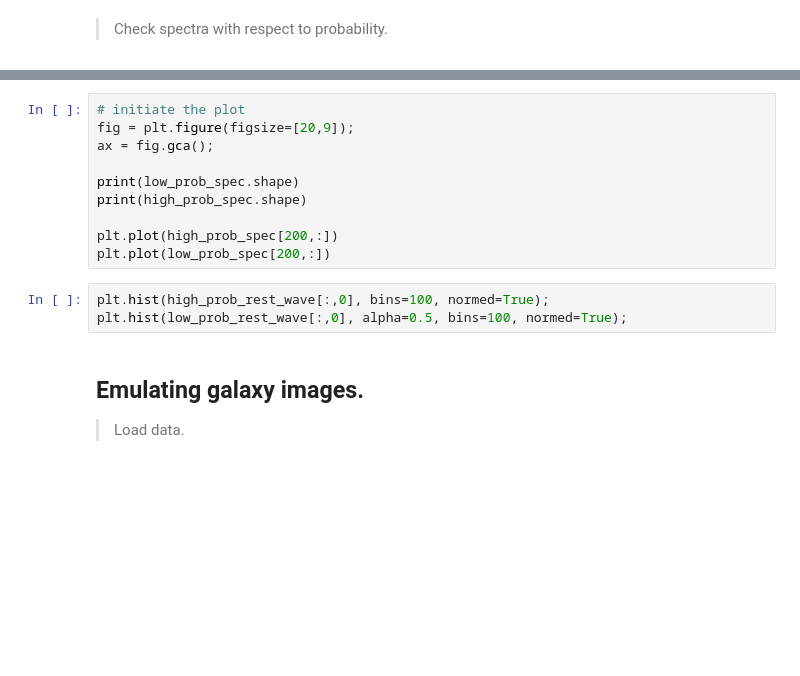
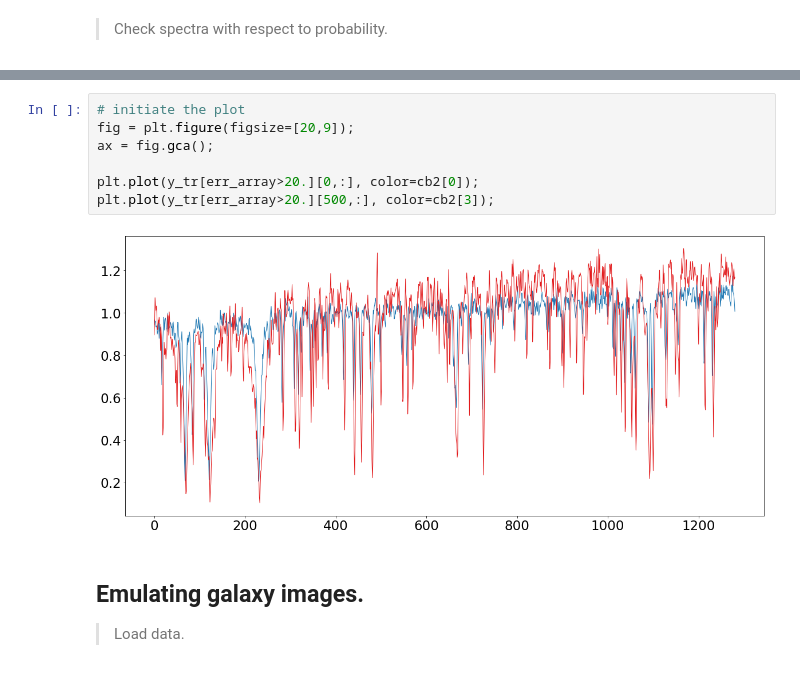
Before and after one commit to tingyuansen/IMLE_on_Galaxy_Images, a Jupyter notebook: IMLE.ipynb, the cells around one changed output, grey strips where cells are left out. Saved outputs shown, nothing was run; the diff lists cells and outputs as text; blank space fills up the shorter version.

```diff
--- a/IMLE.ipynb
+++ b/IMLE.ipynb
@@ -824,16 +840,12 @@ high_prob_rest_wave = rest_wave[log_prob_x > 2500,:]
 # %%
 # initiate the plot
 fig = plt.figure(figsize=[20,9]);
 ax = fig.gca();
 
-print(low_prob_spec.shape)
-print(high_prob_spec.shape)
-
-plt.plot(high_prob_spec[200,:])
-plt.plot(low_prob_spec[200,:])
+plt.plot(y_tr[err_array>20.][0,:], color=cb2[0]);
+plt.plot(y_tr[err_array>20.][500,:], color=cb2[3]);
+# %% [output]
+[figure, added]
-# %%
-plt.hist(high_prob_rest_wave[:,0], bins=100, normed=True);
-plt.hist(low_prob_rest_wave[:,0], alpha=0.5, bins=100, normed=True);
 # %% [markdown]
 ## Emulating galaxy images.
 
```
Also changed, not shown: parts of 9 cells of this notebook, 1 other file.
